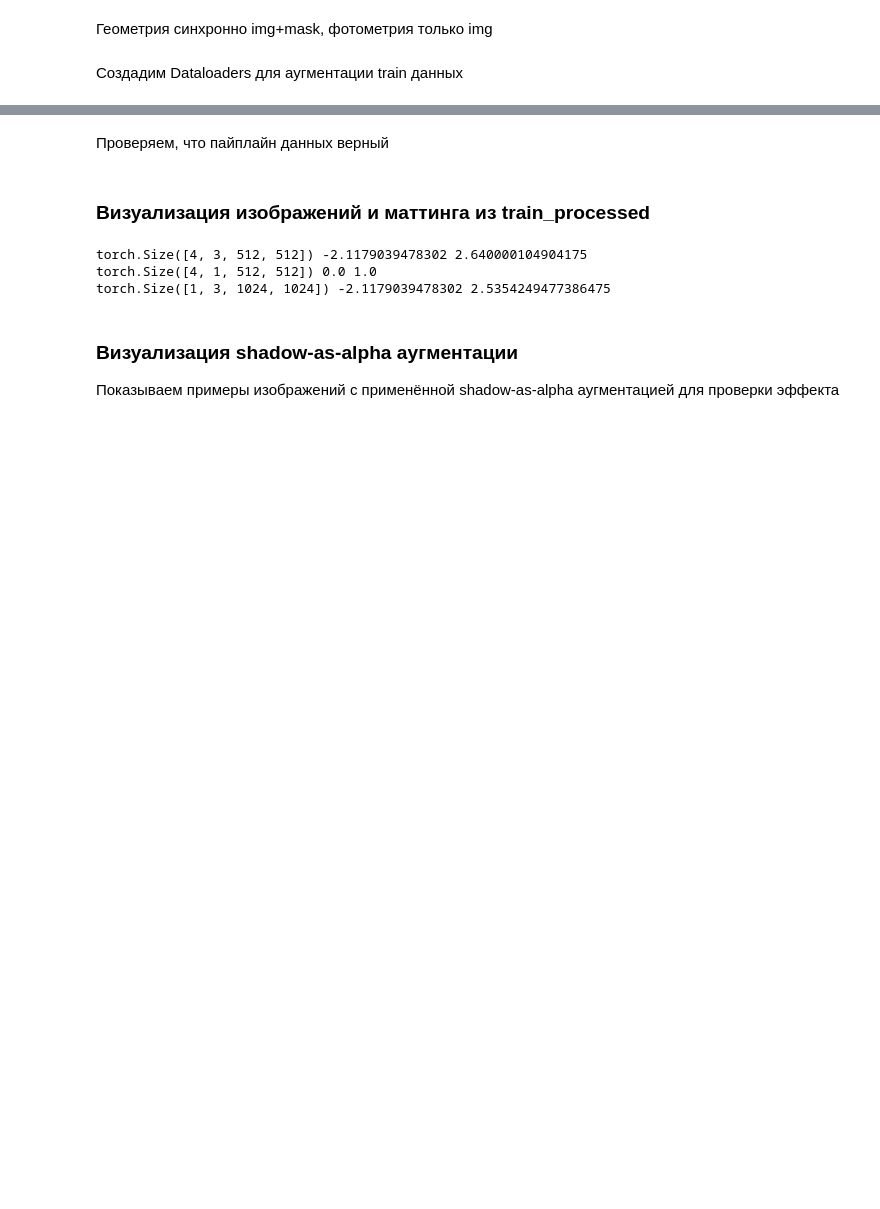
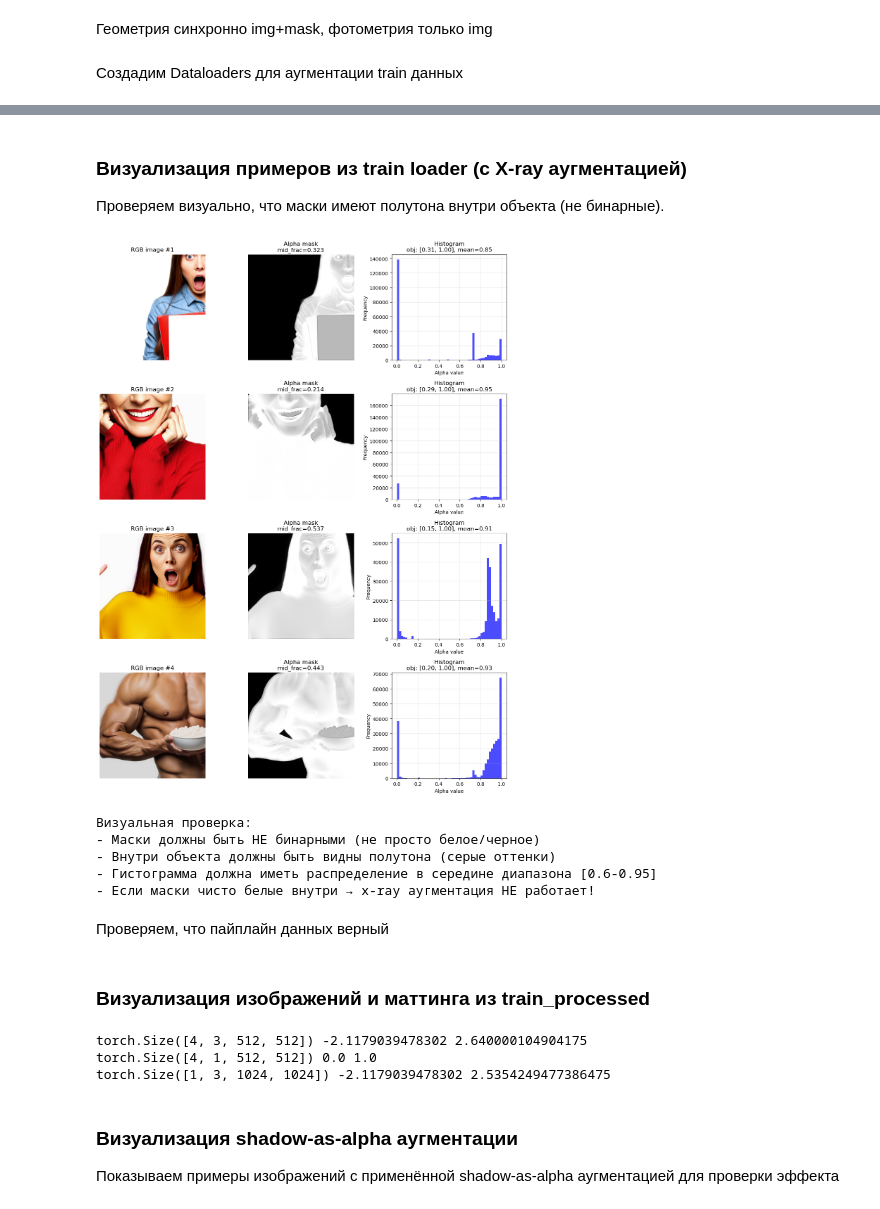
Before and after one commit to DEsterossa/Ecom_CV, a Jupyter notebook: 00_pipeline.ipynb, the cells around one changed output, grey strips where cells are left out. Cells and saved outputs as stored; diff of their text form; code cells hidden in the pictures; blank space fills up the shorter version.

```diff
--- a/00_pipeline.ipynb
+++ b/00_pipeline.ipynb
@@ -309,3 +478,76 @@ val_loader   = DataLoader(val_ds, batch_size=VAL_BATCH, shuffle=False, num_worke
+# %% [markdown]
+### Визуализация примеров из train loader (с X-ray аугментацией)
+
+Проверяем визуально, что маски имеют полутона внутри объекта (не бинарные).
+# %%
+import matplotlib.pyplot as plt
+
+# Функция для денормализации изображения
+def denorm_img(x):
+    """x: [3,H,W] нормализованное -> [H,W,3] в [0,1]"""
+    mean = torch.tensor([0.485, 0.456, 0.406], device=x.device, dtype=x.dtype).view(3, 1, 1)
+    std = torch.tensor([0.229, 0.224, 0.225], device=x.device, dtype=x.dtype).view(3, 1, 1)
+    x = x * std + mean
+    x = x.clamp(0, 1)
+    return x.permute(1, 2, 0).cpu().numpy()
+
+# Визуализация 6 примеров из train loader
+batch = next(iter(train_loader))
+imgs = batch["img"]  # (B, 3, H, W)
+masks = batch["mask"]  # (B, 1, H, W)
+
+n_show = min(6, imgs.shape[0])
+
+fig, axes = plt.subplots(n_show, 3, figsize=(12, 4*n_show))
+if n_show == 1:
+    axes = axes.reshape(1, -1)
+
+for i in range(n_show):
+    img = denorm_img(imgs[i])
+    mask = masks[i, 0].cpu().numpy()
+
+    # Статистика маски
+    mid_frac = np.mean((mask > 0.05) & (mask < 0.95))
+    obj_pixels = mask[mask > 0.1]
+    if len(obj_pixels) > 0:
+        obj_min = obj_pixels.min()
+        obj_max = obj_pixels.max()
+        obj_mean = obj_pixels.mean()
+    else:
+        obj_min = obj_max = obj_mean = 0.0
+
+    # RGB изображение
+    axes[i, 0].imshow(img)
+    axes[i, 0].set_title(f"RGB image #{i+1}")
+    axes[i, 0].axis("off")
+
+    # Alpha маска
+    axes[i, 1].imshow(mask, cmap='gray', vmin=0, vmax=1)
+    axes[i, 1].set_title(f"Alpha mask\nmid_frac={mid_frac:.3f}")
+    axes[i, 1].axis("off")
+
+    # Гистограмма маски
+    axes[i, 2].hist(mask.flatten(), bins=50, range=(0, 1), color='blue', alpha=0.7)
+    axes[i, 2].set_title(f"Histogram\nobj: [{obj_min:.2f}, {obj_max:.2f}], mean={obj_mean:.2f}")
+    axes[i, 2].set_xlabel("Alpha value")
+    axes[i, 2].set_ylabel("Frequency")
+    axes[i, 2].grid(True, alpha=0.3)
+
+plt.tight_layout()
+plt.show()
+
+print("\nВизуальная проверка:")
+print("- Маски должны быть НЕ бинарными (не просто белое/черное)")
+print("- Внутри объекта должны быть видны полутона (серые оттенки)")
+print("- Гистограмма должна иметь распределение в середине диапазона [0.6-0.95]")
+print("- Если маски чисто белые внутри → x-ray аугментация НЕ работает!")
+# %% [output]
+[figure, added]
+Визуальная проверка:
+- Маски должны быть НЕ бинарными (не просто белое/черное)
+- Внутри объекта должны быть видны полутона (серые оттенки)
+- Гистограмма должна иметь распределение в середине диапазона [0.6-0.95]
+- Если маски чисто белые внутри → x-ray аугментация НЕ работает!
 # %% [markdown]
 Проверяем, что пайплайн данных верный
 # %% [markdown]
```
Also changed, not shown: parts of 19 cells of this notebook, 10 other files.
